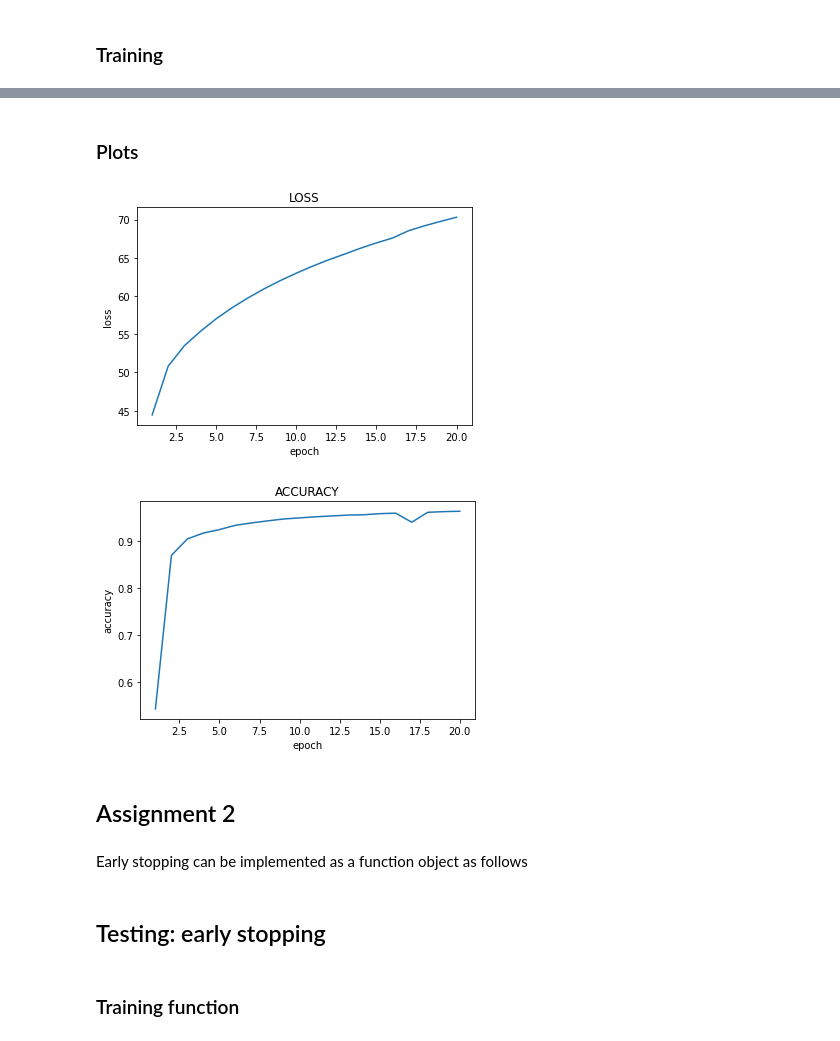
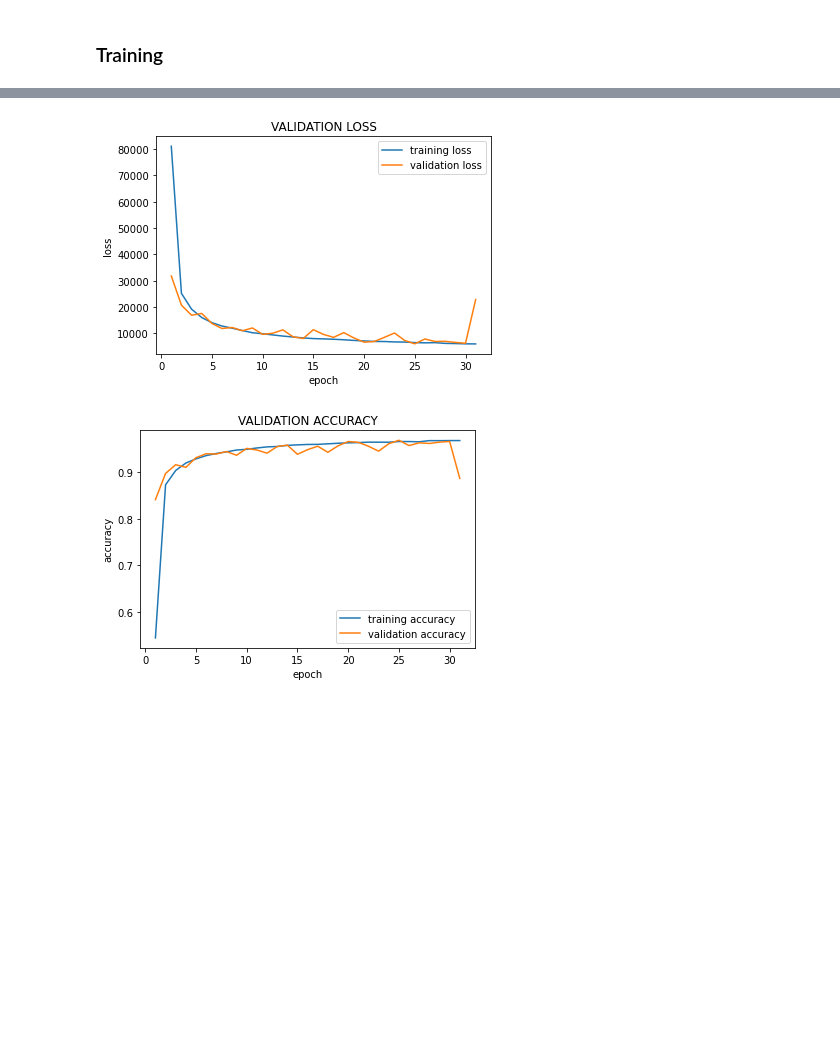
Before and after one commit to marcosicklinger/deep_learning, a Jupyter notebook: homework_3/homework_3.ipynb, the cells around one changed output, grey strips where cells are left out. Saved outputs shown, nothing was run; the diff lists cells and outputs as text; code cells hidden in the pictures; blank space fills up the shorter version.

```diff
--- a/homework_3/homework_3.ipynb
+++ b/homework_3/homework_3.ipynb
@@ -119,0 +123,4 @@ def training_L1reg(model, criterion, optimizer, trainloader, validloader, epochs
+# %%
+model = MNIST_MultiLayerPerceptron()
+optimizer = torch.optim.SGD(model.parameters(), lr=0.1)
+num_epochs = 100
@@ -119,0 +129,2 @@ def training_L1reg(model, criterion, optimizer, trainloader, validloader, epochs
+# %%
+performance_training = training_L1reg(model, criterion, optimizer, trainloader, testloader, epochs = num_epochs)
@@ -122,7 +333,9 @@ def training_L1reg(model, criterion, optimizer, trainloader, validloader, epochs
 # %%
 model = MNIST_MultiLayerPerceptron()
 optimizer = torch.optim.SGD(model.parameters(), lr=0.1)
+# %%
+num_epochs = 100
 # %% [markdown]
 ### Training
 # %%
-performance_training = training_early(model, criterion, optimizer, trainloader, testloader)
+performance_training, performance_validation, completed_epochs = training_early(model, criterion, optimizer, trainloader, testloader, epochs = num_epochs)
@@ -129,22 +360,26 @@ performance_training = training_early(model, criterion, optimizer, trainloader,
-# %% [markdown]
-### Plots
 # %%
-axis = [i for i in range(21)]
-_ = plt.plot(axis, performance_training[0])
+axis = [i for i in range(completed_epochs+1)]
+_ = plt.plot(axis, performance_training[0], label = 'training loss')
 __ = plt.xlabel('epoch')
 ___ = plt.ylabel('loss')
-____ = plt.title('LOSS')
+____ = plt.title('TRAINING LOSS')
+_ = plt.plot(axis, performance_validation[0], label = 'validation loss')
+__ = plt.xlabel('epoch')
+___ = plt.ylabel('loss')
+____ = plt.title('VALIDATION LOSS')
+_____ = plt.legend()
 # %% [output]
-[figure, old version]
+[figure, new version]
 # %%
-axis = [i for i in range(21)]
-_ = plt.plot(axis, performance_training[1])
+axis = [i for i in range(completed_epochs+1)]
+_ = plt.plot(axis, performance_training[1], label = 'training accuracy')
 __ = plt.xlabel('epoch')
 ___ = plt.ylabel('accuracy')
-____ = plt.title('ACCURACY')
+____ = plt.title('TRAINING ACCURACY')
+_ = plt.plot(axis, performance_validation[1], label = 'validation accuracy')
+__ = plt.xlabel('epoch')
+___ = plt.ylabel('accuracy')
+____ = plt.title('VALIDATION ACCURACY')
+_____ = plt.legend()
 # %% [output]
-[figure, old version]
+[figure, new version]
-# %% [markdown]
-## Assignment 2
-# %% [markdown]
-Early stopping can be implemented as a function object as follows
@@ -245,4 +385,0 @@ class EarlyStopping:
-# %% [markdown]
-## Testing: early stopping
-# %% [markdown]
-### Training function
```
Also changed, not shown: parts of 24 cells of this notebook, 4 other files.
